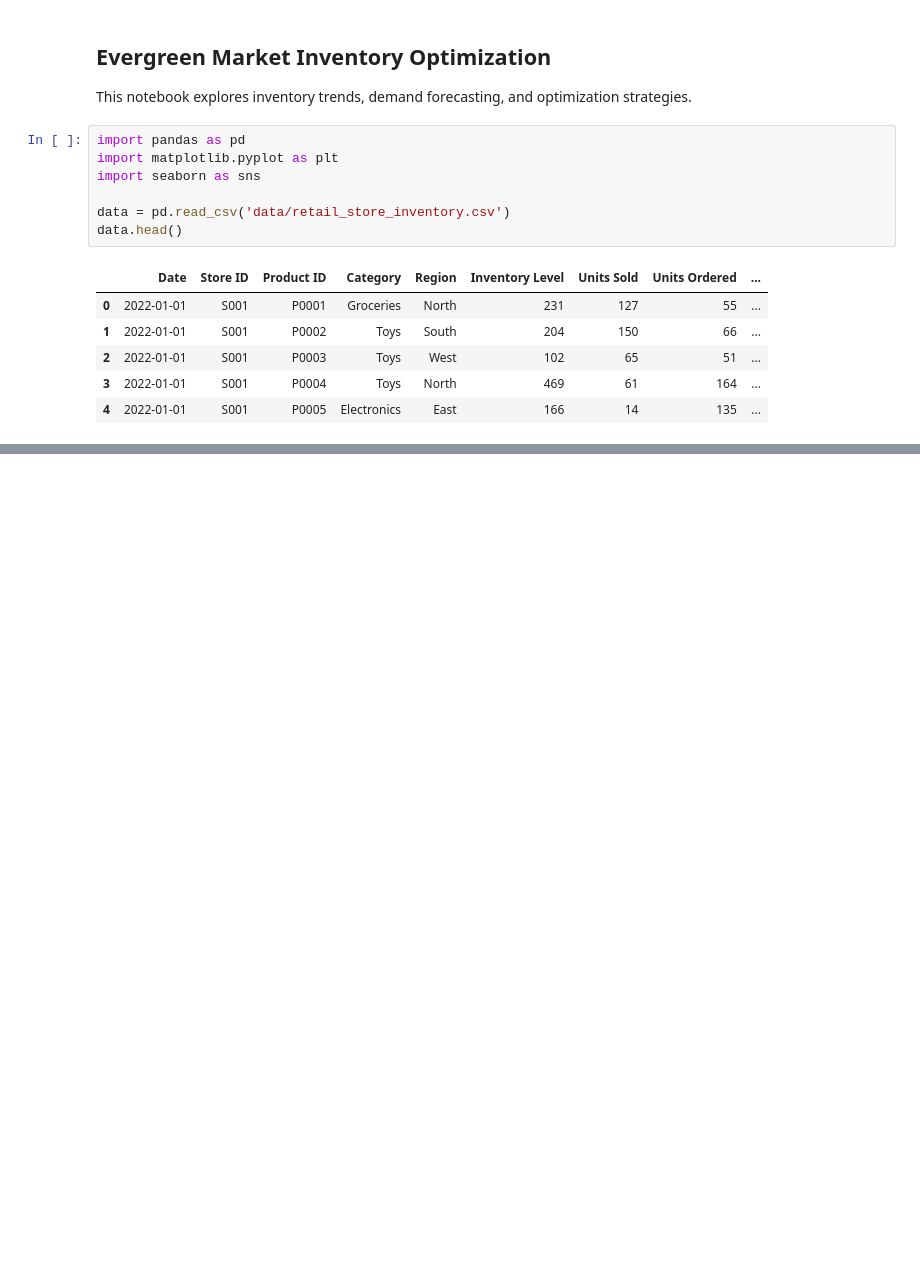
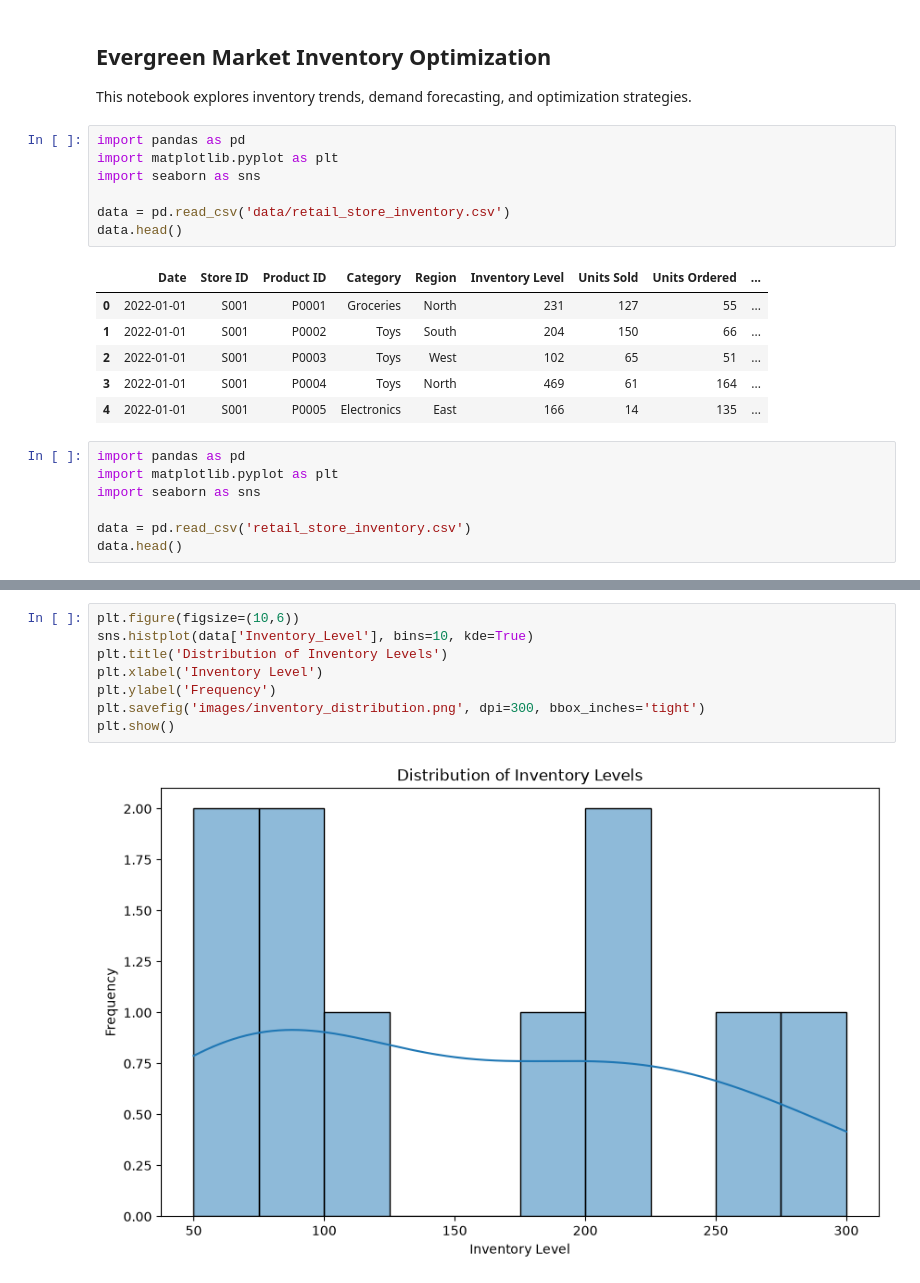
Before and after one commit to RyanBruno1/Evergreen-Market-Inventory-Analysis, a Jupyter notebook: Evergreen_Market_Analysis.ipynb, the cells around one changed output, grey strips where cells are left out. Drawn from its saved outputs; the diff is of its cells as text; blank space fills up the shorter version.

Commit message:
Add analysis graphs for Evergreen Market project

```diff
--- a/Evergreen_Market_Analysis.ipynb
+++ b/Evergreen_Market_Analysis.ipynb
@@ -15,3 +15,10 @@ data.head()
 | 2 | 2022-01-01 | S001 | P0003 | Toys | West | 102 | 65 | 51 | ... |
 | 3 | 2022-01-01 | S001 | P0004 | Toys | North | 469 | 61 | 164 | ... |
 | 4 | 2022-01-01 | S001 | P0005 | Electronics | East | 166 | 14 | 135 | ... |
+# %%
+import pandas as pd
+import matplotlib.pyplot as plt
+import seaborn as sns
+
+data = pd.read_csv('retail_store_inventory.csv')
+data.head()
@@ -17,0 +43,10 @@ data.head()
+# %%
+plt.figure(figsize=(10,6))
+sns.histplot(data['Inventory_Level'], bins=10, kde=True)
+plt.title('Distribution of Inventory Levels')
+plt.xlabel('Inventory Level')
+plt.ylabel('Frequency')
+plt.savefig('images/inventory_distribution.png', dpi=300, bbox_inches='tight')
+plt.show()
+# %% [output]
+[figure, added]
```
Also changed, not shown: parts of 7 cells of this notebook, 6 other files.
